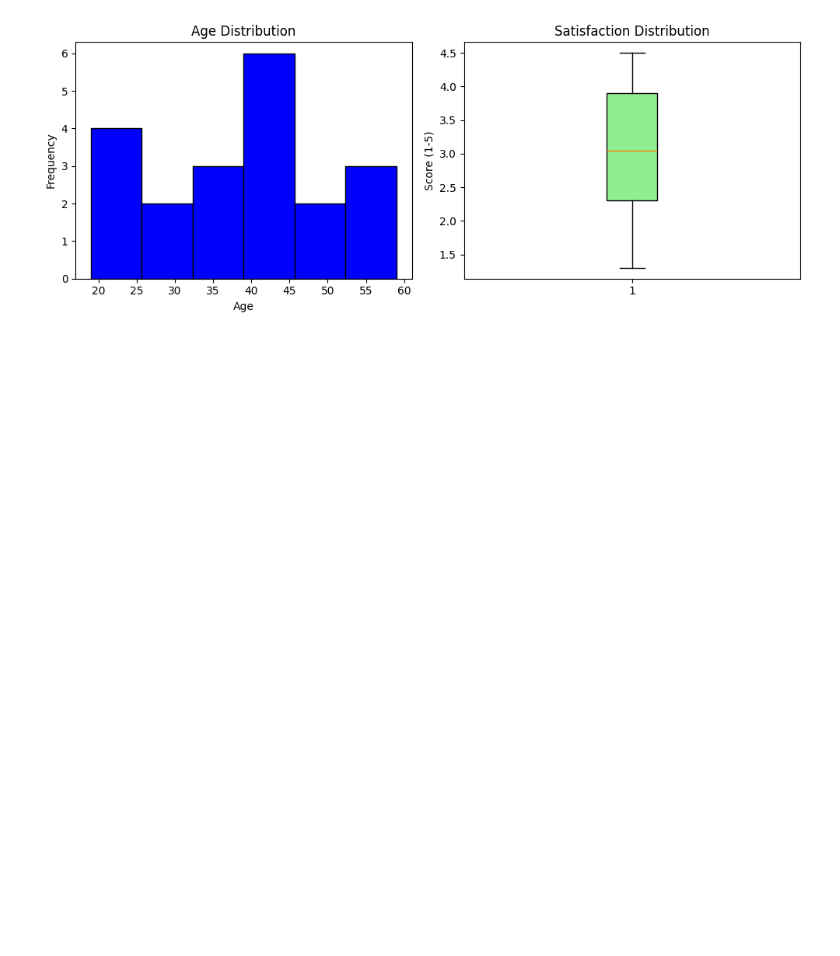
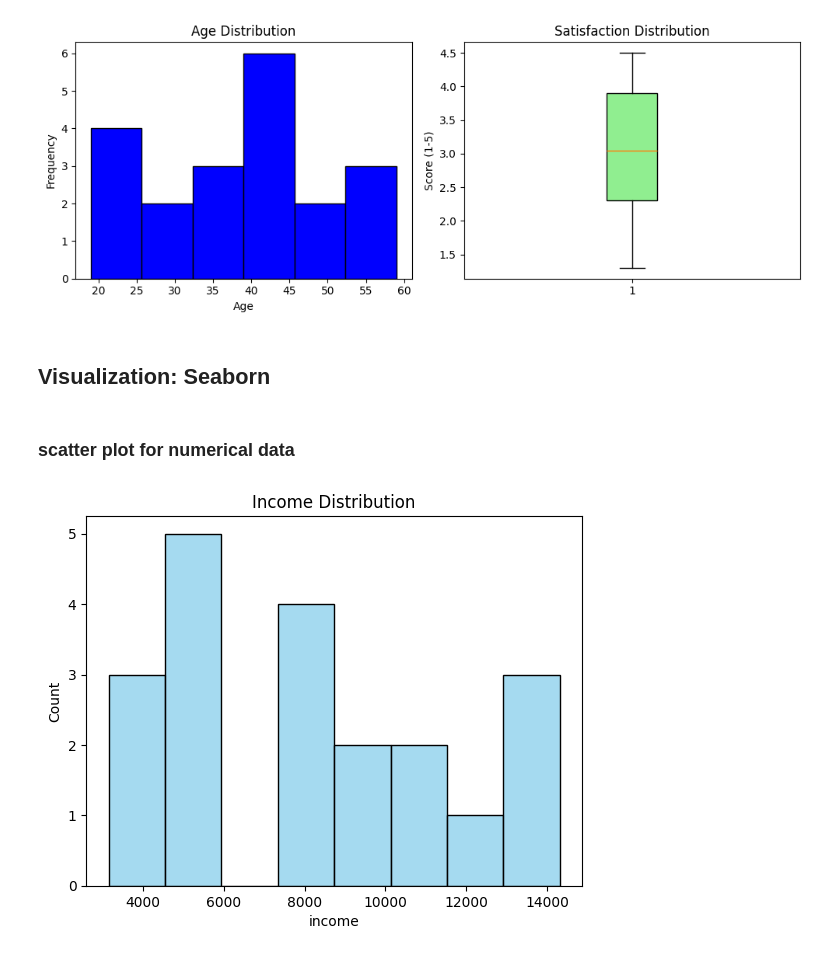
Before and after one commit to sevdeaslanturkiyeli/AI_Development_Bootcamp, a Jupyter notebook: 04_dataset_initial_processing_and_visualization.ipynb, the cells around one changed output. Drawn from its saved outputs; the diff is of its cells as text; code cells hidden in the pictures; blank space fills up the shorter version.

Commit message:
dataset initial processing and visualization done

```diff
--- a/04_dataset_initial_processing_and_visualization.ipynb
+++ b/04_dataset_initial_processing_and_visualization.ipynb
@@ -409,3 +409,17 @@ plt.tight_layout()
 plt.show()
 # %% [output]
 [figure]
+# %% [markdown]
+## Visualization: Seaborn
+# %% [markdown]
+### scatter plot for numerical data
+# %%
+import seaborn as sns
+
+#histogram
+
+sns.histplot(data = data, x = "income", bins = 8, kde =False, color = "skyblue")
+plt.title("Income Distribution")
+plt.show()
+# %% [output]
+[figure, added]
```
Also changed, not shown: parts of 22 cells of this notebook.
